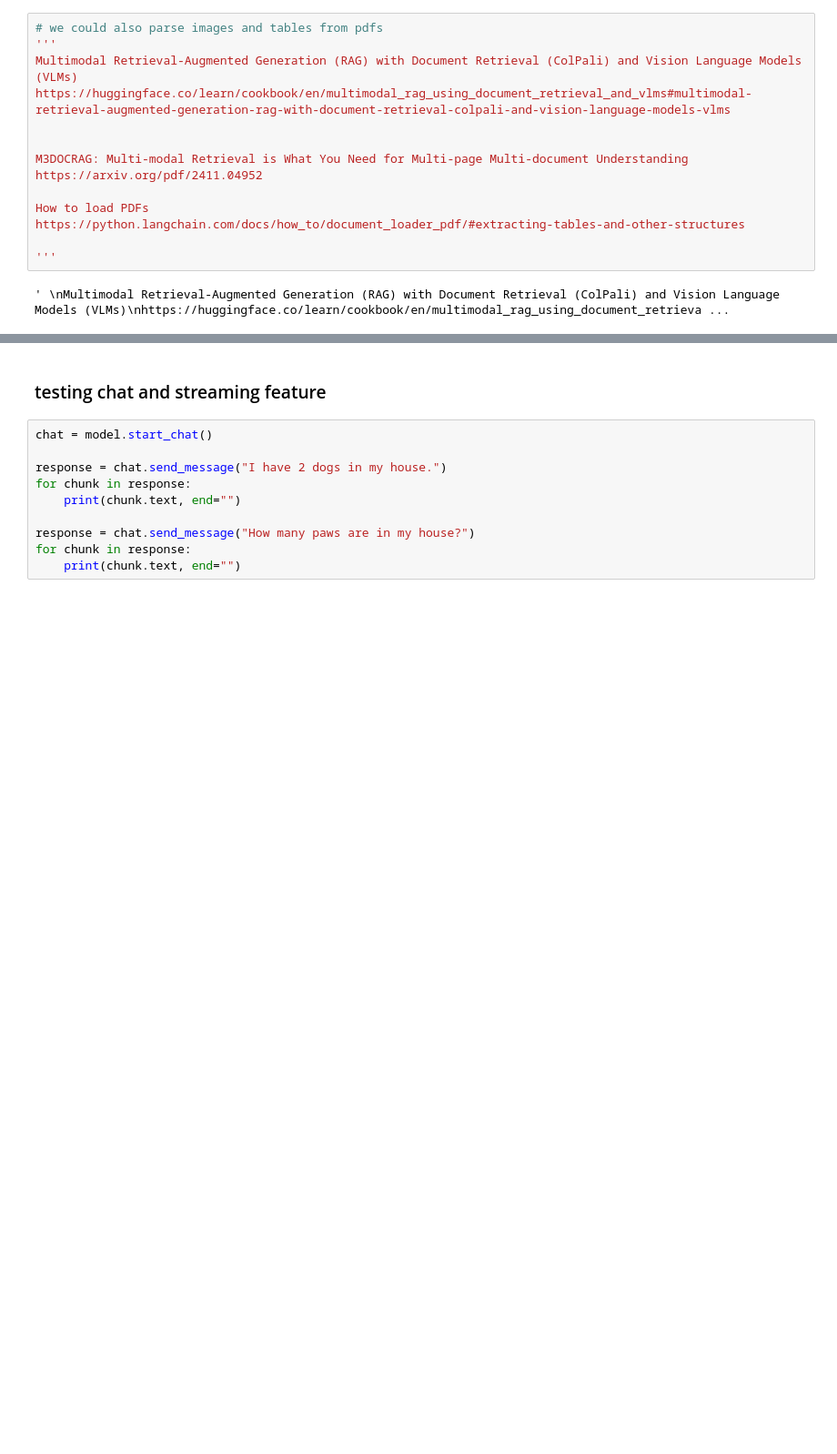
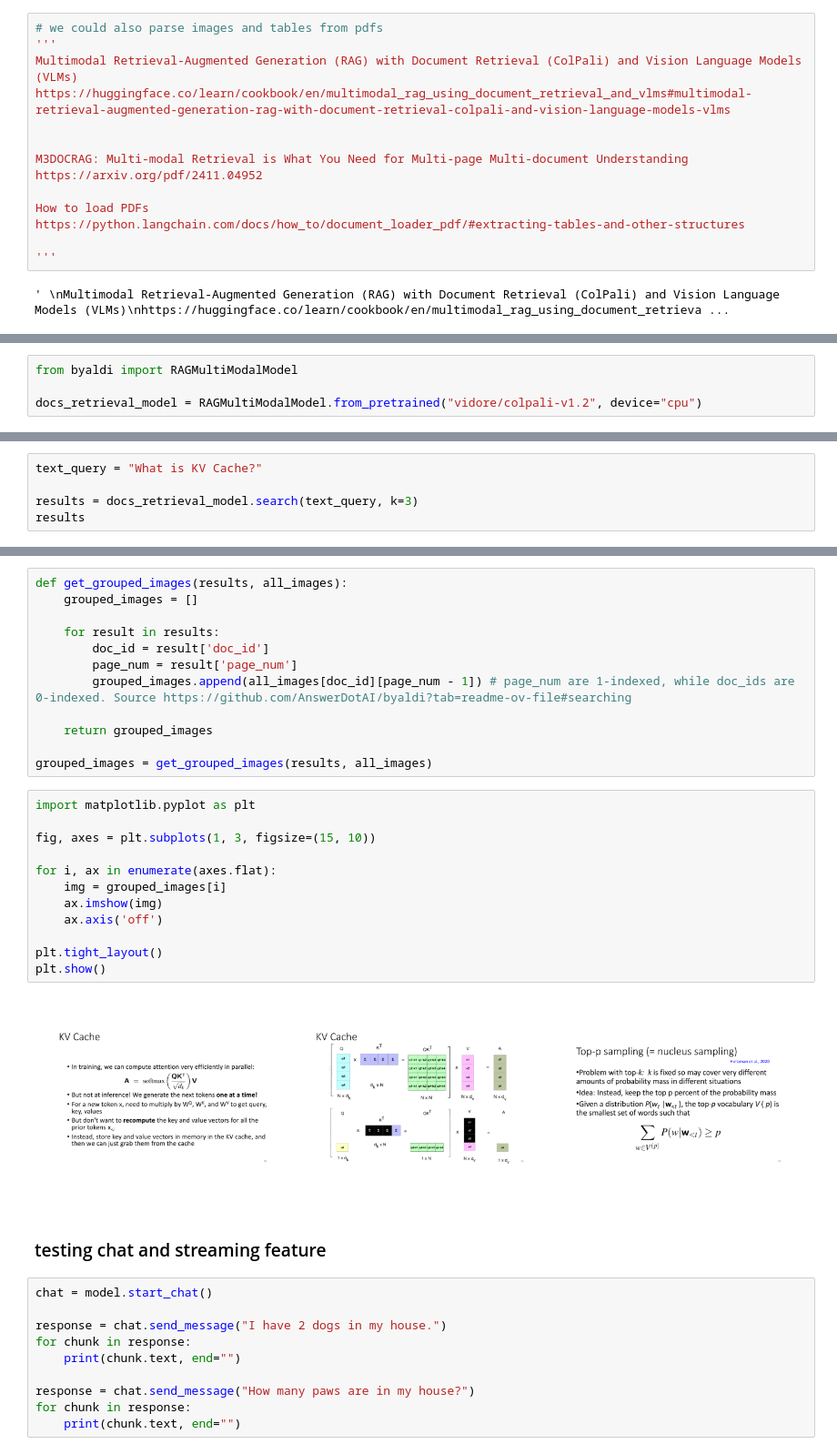
Before and after one commit to DarrenDong0426/RAGS-to-IAs, a Jupyter notebook: rag_with_gemini.ipynb, the cells around one changed output, grey strips where cells are left out. Shown at 91% size. Saved outputs shown, nothing was run; the diff lists cells and outputs as text; blank space fills up the shorter version.

```diff
--- a/rag_with_gemini.ipynb
+++ b/rag_with_gemini.ipynb
@@ -288,0 +331,4 @@ https://python.langchain.com/docs/how_to/document_loader_pdf/#extracting-tables-
+# %%
+from byaldi import RAGMultiModalModel
+
+docs_retrieval_model = RAGMultiModalModel.from_pretrained("vidore/colpali-v1.2", device="cpu")
@@ -288,0 +369,5 @@ https://python.langchain.com/docs/how_to/document_loader_pdf/#extracting-tables-
+# %%
+text_query = "What is KV Cache?"
+
+results = docs_retrieval_model.search(text_query, k=3)
+results
@@ -289,3 +378,29 @@ https://python.langchain.com/docs/how_to/document_loader_pdf/#extracting-tables-
+# %%
+def get_grouped_images(results, all_images):
+    grouped_images = []
+
+    for result in results:
+        doc_id = result['doc_id']
+        page_num = result['page_num']
+        grouped_images.append(all_images[doc_id][page_num - 1]) # page_num are 1-indexed, while doc_ids are 0-indexed. Source https://github.com/AnswerDotAI/byaldi?tab=readme-ov-file#searching
+
+    return grouped_images
+
+grouped_images = get_grouped_images(results, all_images)
+# %%
+import matplotlib.pyplot as plt
+
+fig, axes = plt.subplots(1, 3, figsize=(15, 10))
+
+for i, ax in enumerate(axes.flat):
+    img = grouped_images[i]
+    ax.imshow(img)
+    ax.axis('off')
+
+plt.tight_layout()
+plt.show()
+# %% [output]
+[figure, added]
 # %% [markdown]
 ### testing chat and streaming feature
 # %%
```
Also changed, not shown: parts of 7 cells of this notebook.
